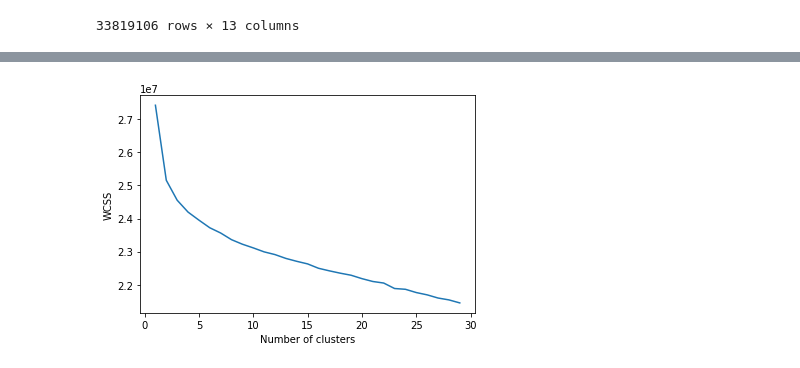
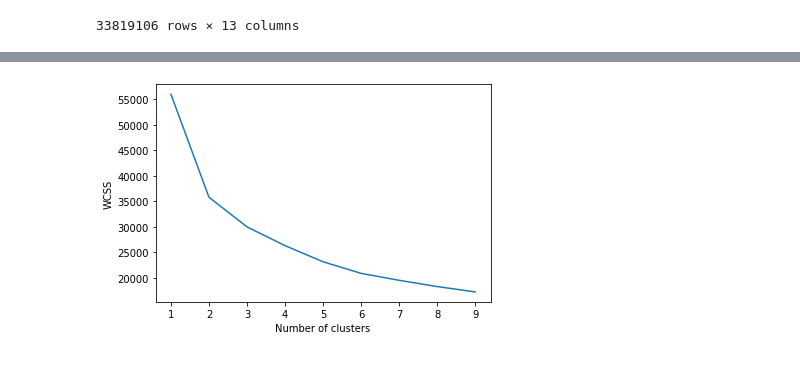
Before and after one commit to 530427793/jiangren, a Jupyter notebook: week3.ipynb, the cells around one changed output, grey strips where cells are left out. Saved outputs shown, nothing was run; the diff lists cells and outputs as text; code cells hidden in the pictures.

```diff
--- a/week3.ipynb
+++ b/week3.ipynb
@@ -153,0 +209,3 @@ x_scaled = preprocessing.scale(X)
+# %%
+norm_binary_data = pd.DataFrame(x_scaled)
+norm_binary_data
@@ -153,0 +226,7 @@ x_scaled = preprocessing.scale(X)
+# %%
+## to do PCA
+from sklearn.decomposition import PCA
+pca = PCA(n_components=5)
+principalComponents = pca.fit_transform(norm_binary_data)
+principalDf = pd.DataFrame(data = principalComponents
+ , columns = ['principal component 1', 'principal component 2','principal component 3','principal component 4','principal component 5'])
@@ -153,0 +242,3 @@ x_scaled = preprocessing.scale(X)
+# %%
+sample_data=principalDf.sample(frac=0.01, replace=False, random_state=None)
+sample_data
@@ -154,9 +259,10 @@ x_scaled = preprocessing.scale(X)
 # %%
+from sklearn.cluster import KMeans
 wcss = []
 
-for i in range(1, 30):
+for i in range(1, 10):
     kmeans = KMeans(i)
-    kmeans.fit(x_scaled)
+    kmeans.fit(sample_data)
     wcss.append(kmeans.inertia_)
 wcss
 # %% [output]
@@ -180,9 +278,9 @@ wcss
 # %%
-plt.plot(range(1,30), wcss)
+plt.plot(range(1,10), wcss)
 plt.xlabel('Number of clusters')
 plt.ylabel('WCSS')
 plt.show()
 # %% [output]
-[figure, old version]
+[figure, new version]
 # %%
 from sklearn.cluster import KMeans
```
Also changed, not shown: parts of 41 cells of this notebook.
